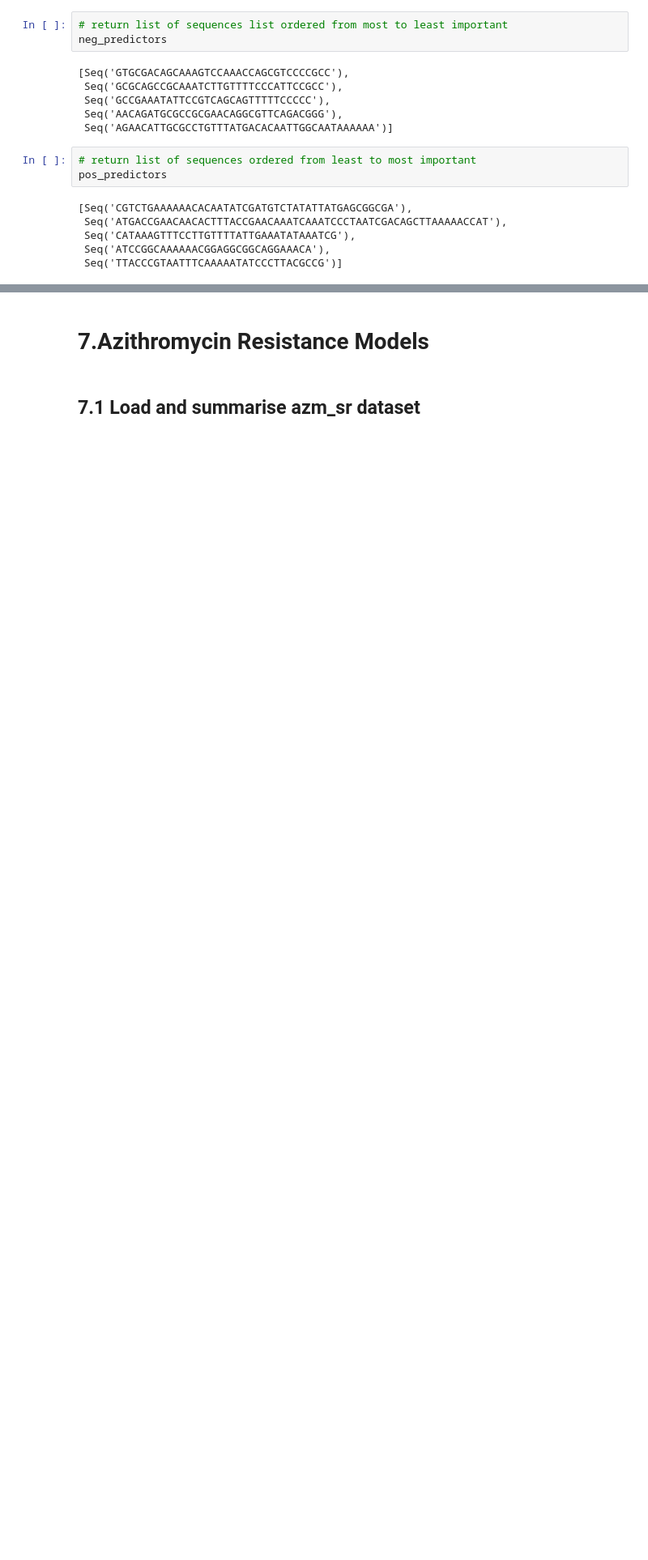
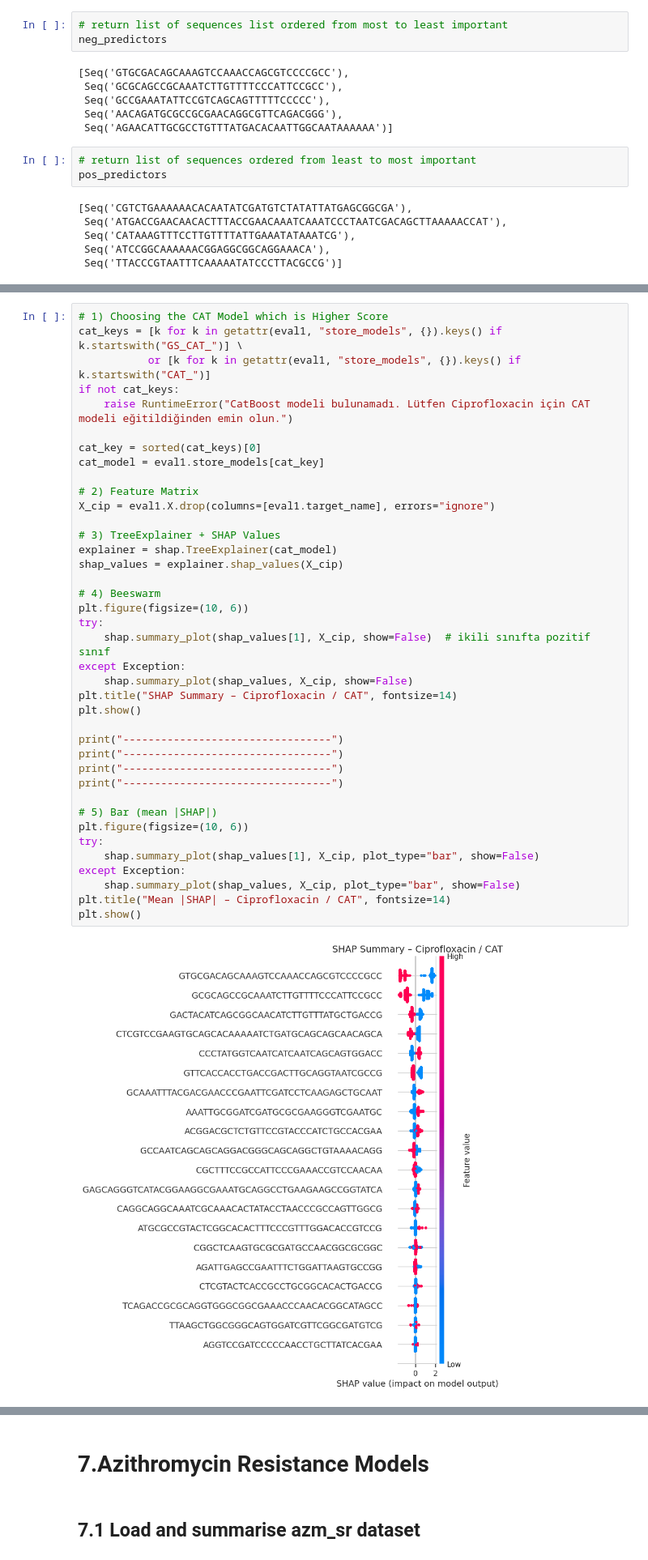
Before and after one commit to MrEktirir/Antibiotics-Resistance-Prediction, a Jupyter notebook: Notebooks/main.ipynb, the cells around one changed output, grey strips where cells are left out. Shown at 81% size. Drawn from its saved outputs; the diff is of its cells as text; blank space fills up the shorter version.

Commit message:
SHAP İmplementation
* SHAP Implemented.

```diff
--- a/Notebooks/main.ipynb
+++ b/Notebooks/main.ipynb
@@ -1744,0 +1791,41 @@ pos_predictors
+# %%
+# 1) Choosing the CAT Model which is Higher Score
+cat_keys = [k for k in getattr(eval1, "store_models", {}).keys() if k.startswith("GS_CAT_")] \
+           or [k for k in getattr(eval1, "store_models", {}).keys() if k.startswith("CAT_")]
+if not cat_keys:
+    raise RuntimeError("CatBoost modeli bulunamadı. Lütfen Ciprofloxacin için CAT modeli eğitildiğinden emin olun.")
+
+cat_key = sorted(cat_keys)[0]
+cat_model = eval1.store_models[cat_key]
+
+# 2) Feature Matrix
+X_cip = eval1.X.drop(columns=[eval1.target_name], errors="ignore")
+
+# 3) TreeExplainer + SHAP Values
+explainer = shap.TreeExplainer(cat_model)
+shap_values = explainer.shap_values(X_cip)
+
+# 4) Beeswarm
+plt.figure(figsize=(10, 6))
+try:
+    shap.summary_plot(shap_values[1], X_cip, show=False)  # ikili sınıfta pozitif sınıf
+except Exception:
+    shap.summary_plot(shap_values, X_cip, show=False)
+plt.title("SHAP Summary – Ciprofloxacin / CAT", fontsize=14)
+plt.show()
+
+print("---------------------------------")
+print("---------------------------------")
+print("---------------------------------")
+print("---------------------------------")
+
+# 5) Bar (mean |SHAP|)
+plt.figure(figsize=(10, 6))
+try:
+    shap.summary_plot(shap_values[1], X_cip, plot_type="bar", show=False)
+except Exception:
+    shap.summary_plot(shap_values, X_cip, plot_type="bar", show=False)
+plt.title("Mean |SHAP| – Ciprofloxacin / CAT", fontsize=14)
+plt.show()
+# %% [output]
+[figure, added]
```
Also changed, not shown: parts of 27 cells of this notebook.
